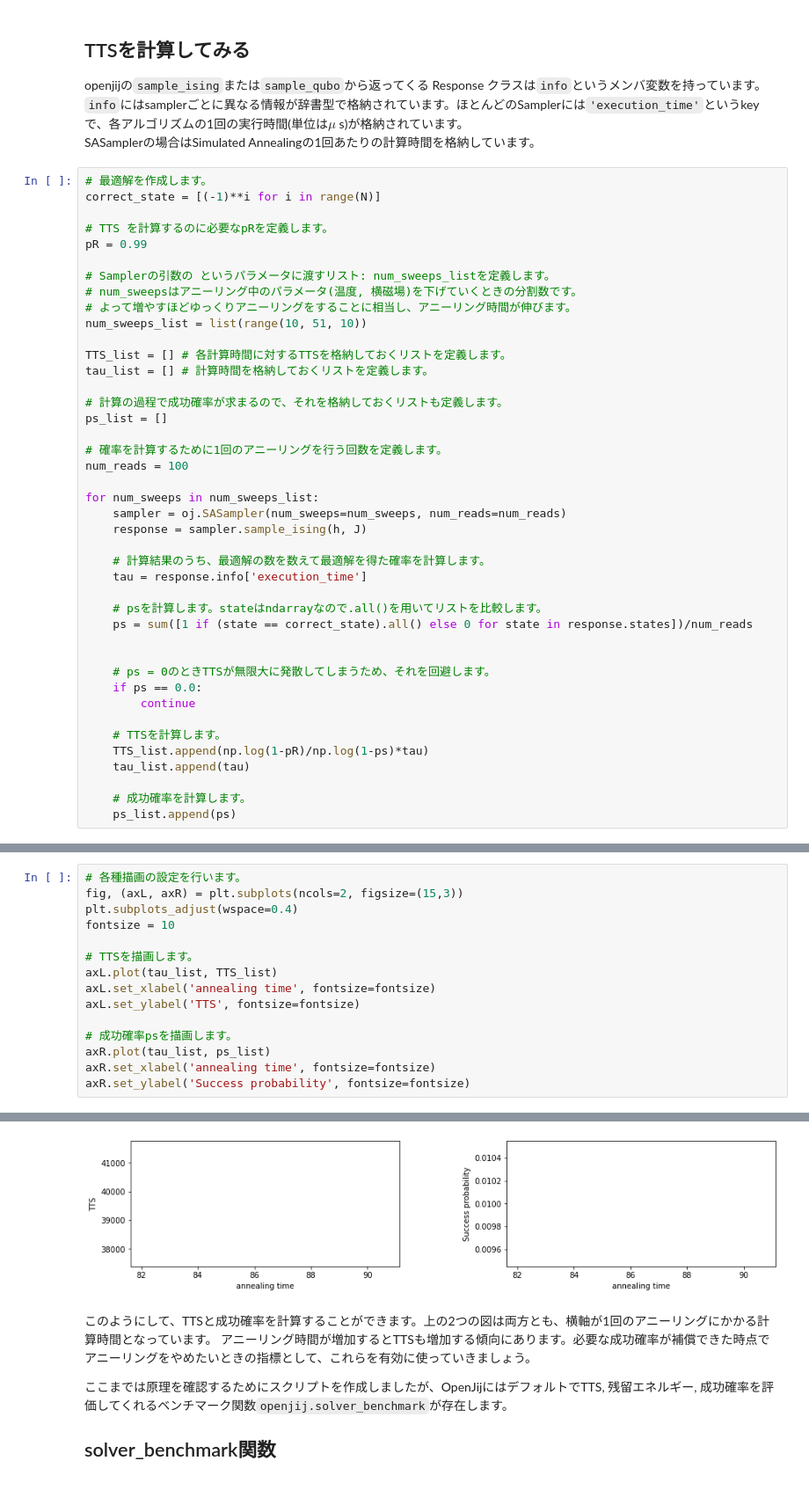
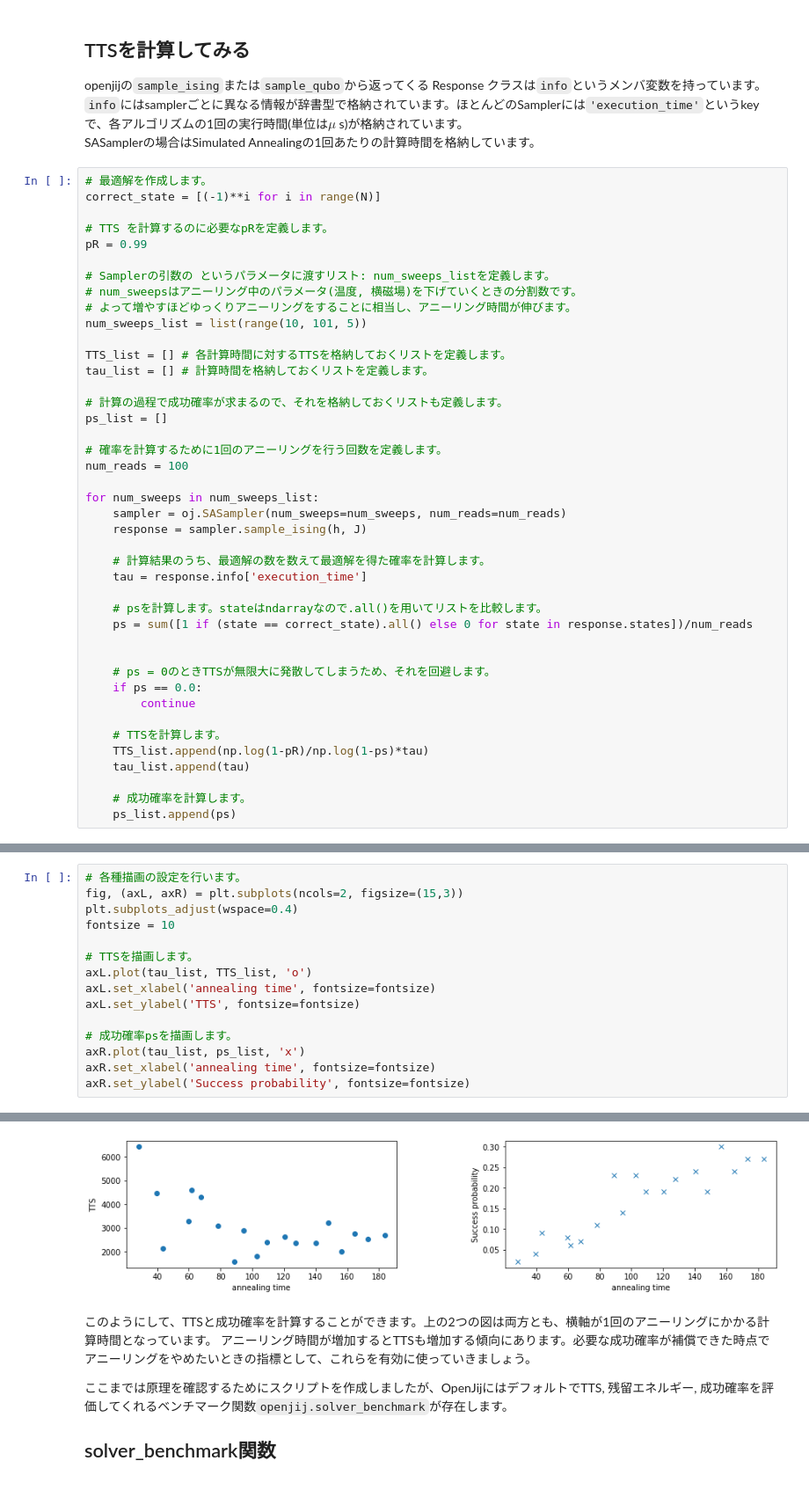
Before and after one commit to OpenJij/OpenJijTutorial, a Jupyter notebook: source/ja/2-Evaluation.ipynb, the cells around one changed output, grey strips where cells are left out. Shown at 88% size. Drawn from its saved outputs; the diff is of its cells as text.

```diff
--- a/source/ja/2-Evaluation.ipynb
+++ b/source/ja/2-Evaluation.ipynb
@@ -82,7 +82,7 @@ pR = 0.99
 # Samplerの引数の というパラメータに渡すリスト: num_sweeps_listを定義します。
 # num_sweepsはアニーリング中のパラメータ(温度, 横磁場)を下げていくときの分割数です。
 # よって増やすほどゆっくりアニーリングをすることに相当し、アニーリング時間が伸びます。
-num_sweeps_list = list(range(10, 51, 10))
+num_sweeps_list = list(range(10, 101, 5))
 
 TTS_list = [] # 各計算時間に対するTTSを格納しておくリストを定義します。
 tau_list = [] # 計算時間を格納しておくリストを定義します。
@@ -123,21 +117,21 @@ for num_sweeps in num_sweeps_list:
 # %%
 # 各種描画の設定を行います。
 fig, (axL, axR) = plt.subplots(ncols=2, figsize=(15,3))
 plt.subplots_adjust(wspace=0.4)
 fontsize = 10
 
 # TTSを描画します。
-axL.plot(tau_list, TTS_list)
+axL.plot(tau_list, TTS_list, 'o')
 axL.set_xlabel('annealing time', fontsize=fontsize)
 axL.set_ylabel('TTS', fontsize=fontsize)
 
 # 成功確率psを描画します。
-axR.plot(tau_list, ps_list)
+axR.plot(tau_list, ps_list, 'x')
 axR.set_xlabel('annealing time', fontsize=fontsize)
 axR.set_ylabel('Success probability', fontsize=fontsize)
 # %% [output]
 Text(0, 0.5, 'Success probability')
-[figure, old version]
+[figure, new version]
 # %% [markdown]
 このようにして、TTSと成功確率を計算することができます。上の2つの図は両方とも、横軸が1回のアニーリングにかかる計算時間となっています。
 アニーリング時間が増加するとTTSも増加する傾向にあります。必要な成功確率が補償できた時点でアニーリングをやめたいときの指標として、これらを有効に使っていきましょう。
```
Also changed, not shown: parts of 5 cells of this notebook, 3 other files.
